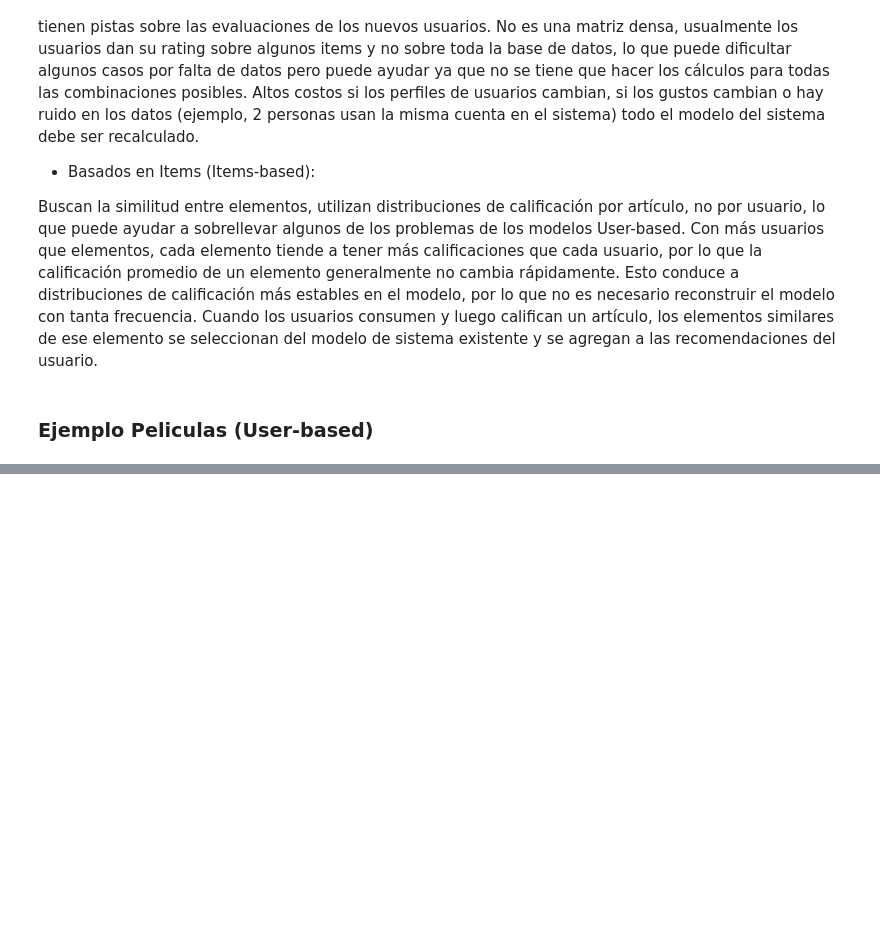
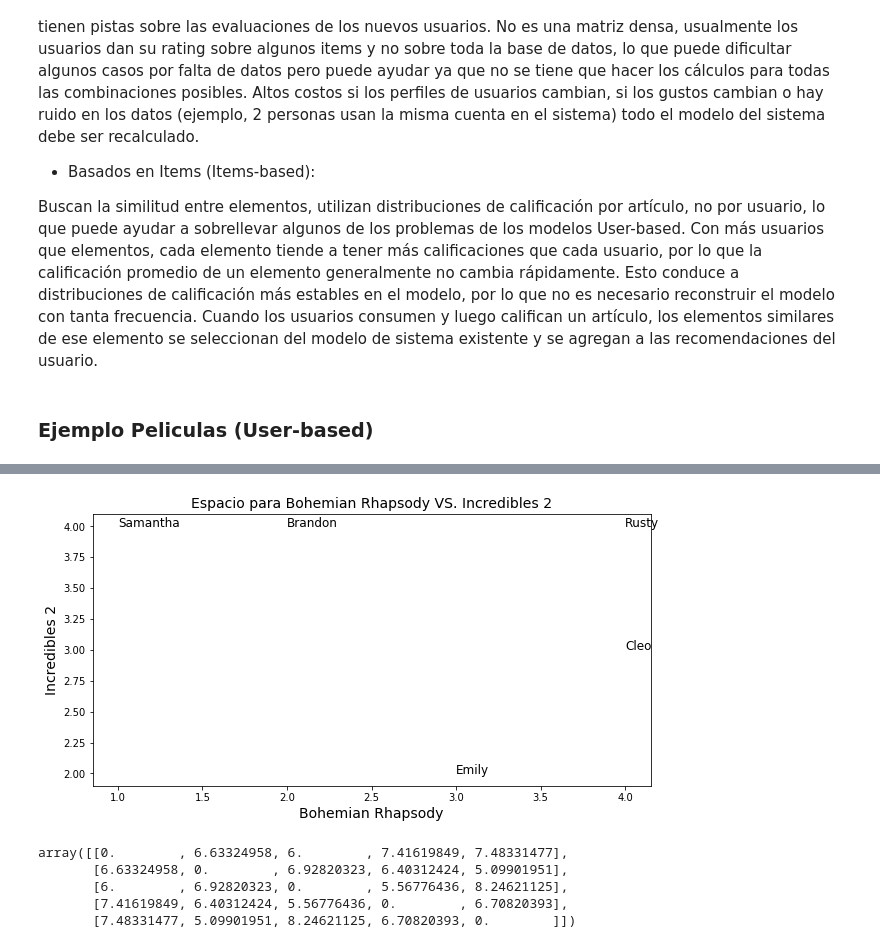
Before and after one commit to YonatanRA/clases_datamex0320, a Jupyter notebook: w5_d5 - RecSyS, Survival Analysis, Flask.ipynb, the cells around one changed output, grey strips where cells are left out. Saved outputs shown, nothing was run; the diff lists cells and outputs as text; code cells hidden in the pictures; blank space fills up the shorter version.

```diff
--- a/w5_d5 - RecSyS, Survival Analysis, Flask.ipynb
+++ b/w5_d5 - RecSyS, Survival Analysis, Flask.ipynb
@@ -50,0 +63,14 @@ def plot(m1, m2):
+# %%
+plot('Bohemian Rhapsody', 'Incredibles 2')
+# %% [output]
+[figure, added]
+# %%
+distancias=squareform(pdist(ratings.T, 'euclidean'))    # distancia entre usuarios
+
+distancias   # pertenecen al intervalo [0, +inf)
+# %% [output]
+array([[0.        , 6.63324958, 6.        , 7.41619849, 7.48331477],
+       [6.63324958, 0.        , 6.92820323, 6.40312424, 5.09901951],
+       [6.        , 6.92820323, 0.        , 5.56776436, 8.24621125],
+       [7.41619849, 6.40312424, 5.56776436, 0.        , 6.70820393],
+       [7.48331477, 5.09901951, 8.24621125, 6.70820393, 0.        ]])
```
Also changed, not shown: parts of 26 cells of this notebook.
